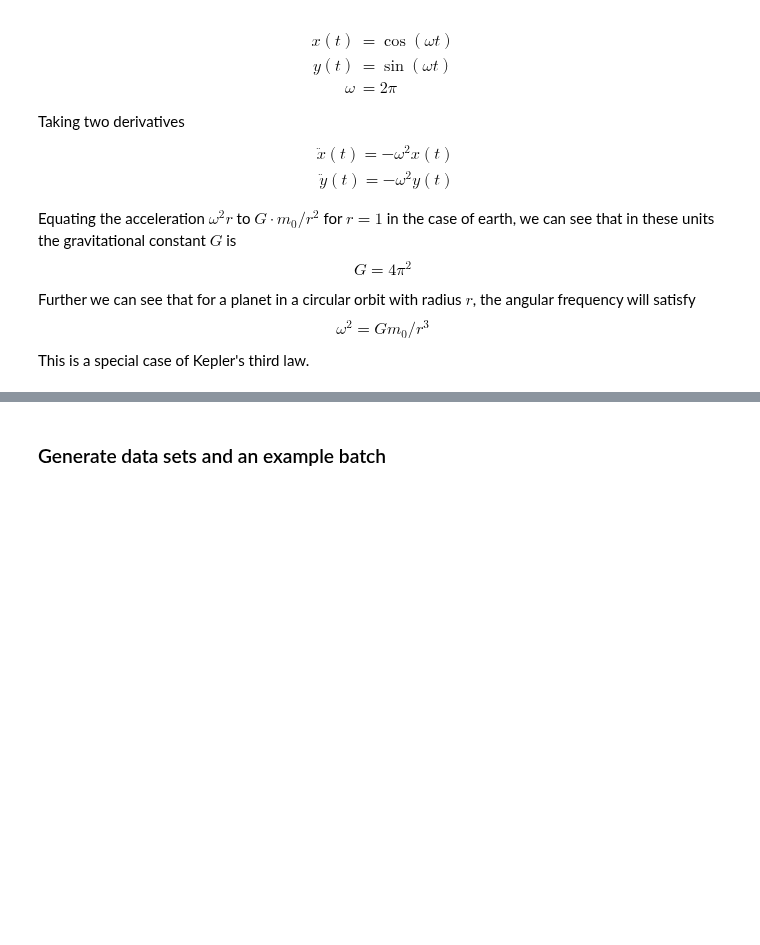
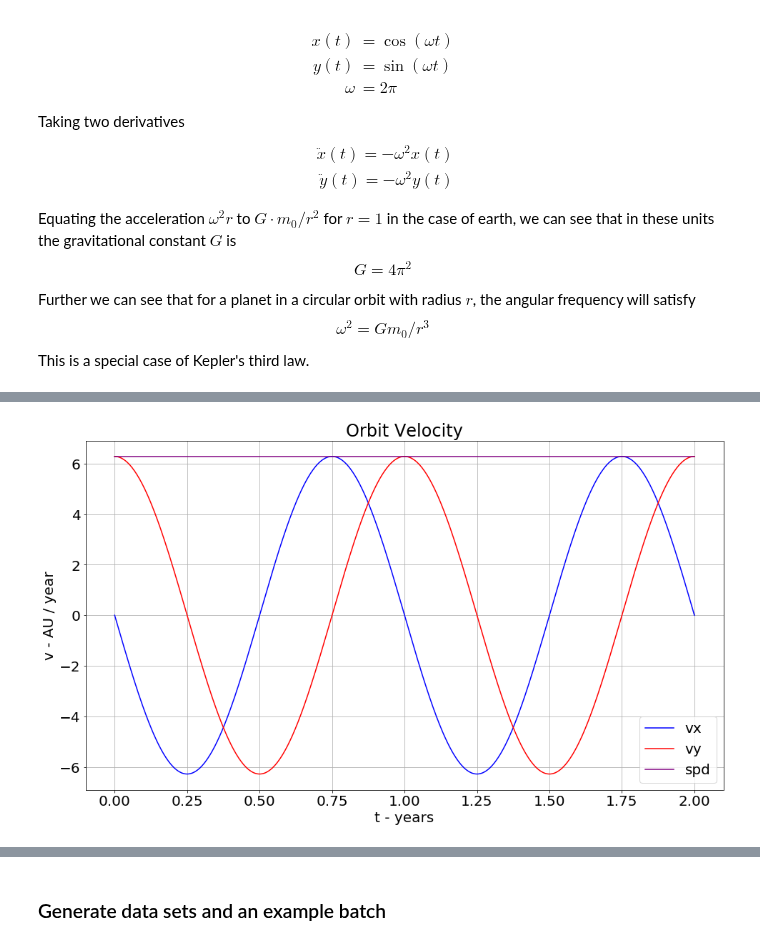
Before and after one commit to memanuel/IACS-n-body, a Jupyter notebook: src/two-body-restricted-circular.ipynb, the cells around one changed output, grey strips where cells are left out. Cells and saved outputs as stored; diff of their text form; code cells hidden in the pictures; blank space fills up the shorter version.

```diff
--- a/src/two-body-restricted-circular.ipynb
+++ b/src/two-body-restricted-circular.ipynb
@@ -85,3 +84,5 @@ data_earth = {**inputs_earth, **outputs_earth}
 # %%
-# fig, ax = plot_orbit_v(data_earth)
+fig, ax = plot_orbit_v(data_earth)
+# %% [output]
+[figure, added]
 # %%
```
Also changed, not shown: parts of 29 cells of this notebook, 6 other files.
